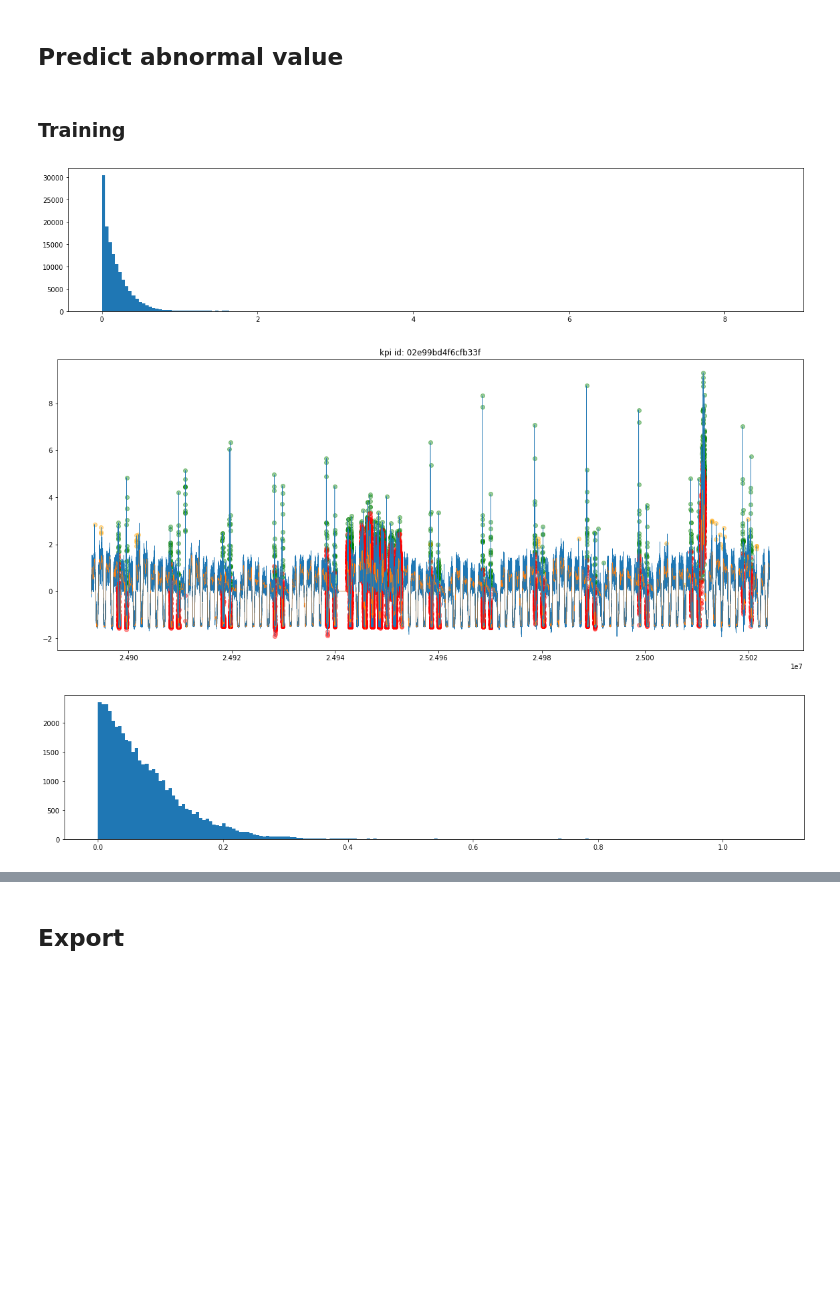
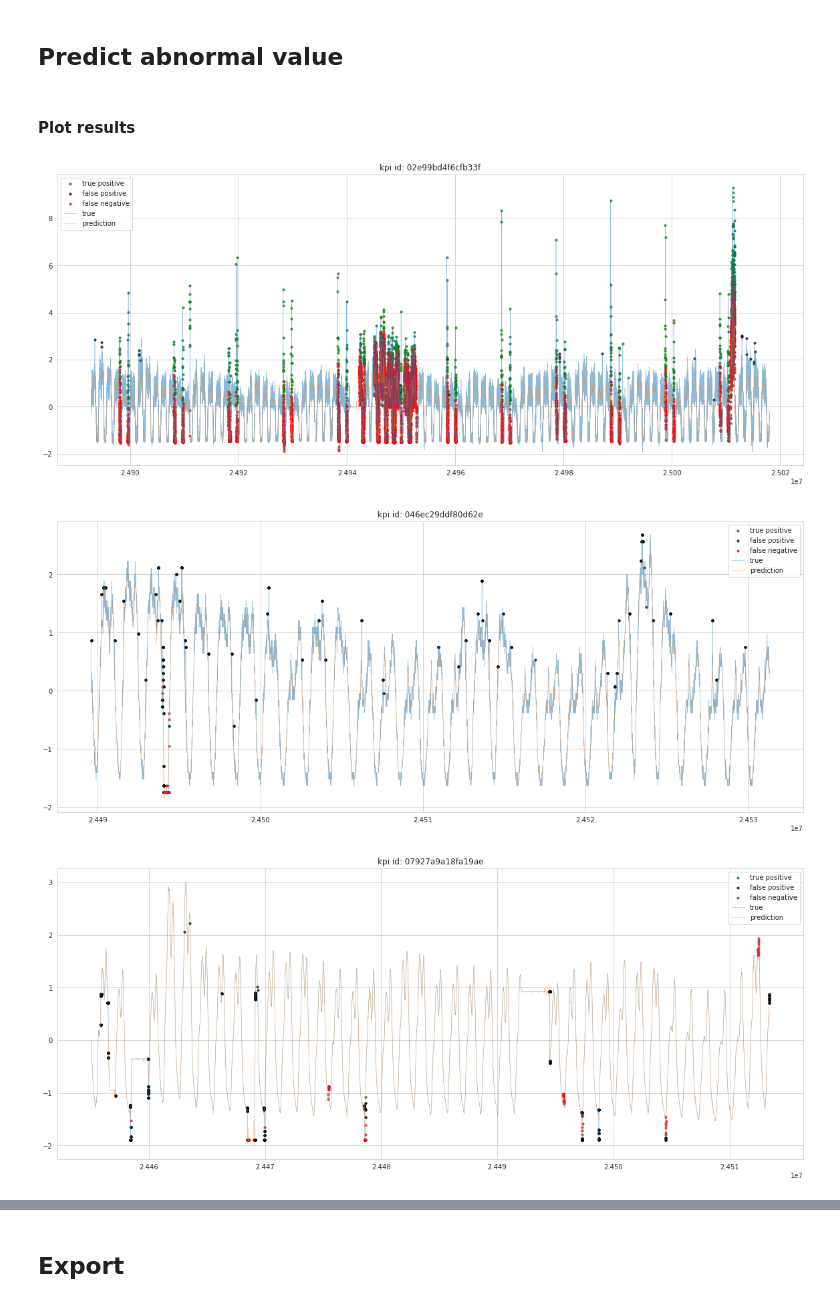
Before and after one commit to Cyprien-Ricque/kpi-anomaly-detection, a Jupyter notebook: notebooks/LitAutoencoderLSTM.ipynb, the cells around one changed output, grey strips where cells are left out. Saved outputs shown, nothing was run; the diff lists cells and outputs as text; code cells hidden in the pictures; blank space fills up the shorter version.

```diff
--- a/notebooks/LitAutoencoderLSTM.ipynb
+++ b/notebooks/LitAutoencoderLSTM.ipynb
@@ -22,0 +23,6 @@ INFO:data_factory.DataLoader:Use previously generated file ../data//data_export_
+# %%
+dl = DataLoader(use_previous_files=False, config_file=config_file)
+
+dl.train.authentic = dl.train.authentic.astype(str)
+dl.test.authentic = dl.test.authentic.astype(str)
+dl.val.authentic = dl.val.authentic.astype(str)
@@ -225,30 +244,29 @@ predict_label(dl.test)
-# %% [markdown]
-### Training
+# %% [markdown]
+#### Plot results
 # %%
 import logging
 from logging import WARNING
 
 logging.basicConfig(level=WARNING)
+sns.set_style("whitegrid")
 
-for kpi_id in dl.train.kpi_id.unique()[:3]:
-    df = dl.train[(dl.train.kpi_id == kpi_id) & (~validation_filter)]
-
-    figure = plt.figure(figsize=(20, 4))
-    plt.hist(np.abs(df.value_pred - df.value_scaled), bins=200, figure=figure)
+for kpi_id in dl.train.kpi_id.unique()[:10]:
+    df = dl.train[(dl.train.kpi_id == kpi_id)]
 
     true_positive = ((df.label == 1) & (df.label_pred == 1))
     false_positive = ((df.label == 0) & (df.label_pred == 1))
     false_negative = ((df.label == 1) & (df.label_pred == 0))
 
     figure = plt.figure(figsize=(20, 8))
-    for filter, color in zip([true_positive, false_positive, false_negative], ['g', 'orange', 'r']):
-        plt.scatter(df[filter].timestamp_1, df[filter].value_scaled, c=color, alpha=.4)
+    for filter, color, label in zip([true_positive, false_positive, false_negative], ['g', 'black', 'r'], ['true positive', 'false positive', 'false negative']):
+        plt.scatter(df[filter].timestamp_1, df[filter].value_scaled, c=color, alpha=.7, label=label, s=10)
 
-    plt.plot(df.timestamp_1, df.value_scaled, figure=figure, linewidth=.5)
-    plt.plot(df.timestamp_1, df.value_pred, figure=figure, linewidth=.5)
+    plt.plot(df.timestamp_1, df.value_scaled, figure=figure, linewidth=.5, alpha=.5, label='true')
+    plt.plot(df.timestamp_1, df.value_pred, figure=figure, linewidth=.5, alpha=.5, label='prediction')
     plt.title(f'kpi id: {kpi_id}')
+    plt.legend()
     plt.show()
 # %% [output]
-[figure, old version]
+[figure, new version]
-[figure, old version]
+[figure, new version]
-[figure, old version]
+[figure, new version]
```
Also changed, not shown: parts of 21 cells of this notebook, 7 other files.
